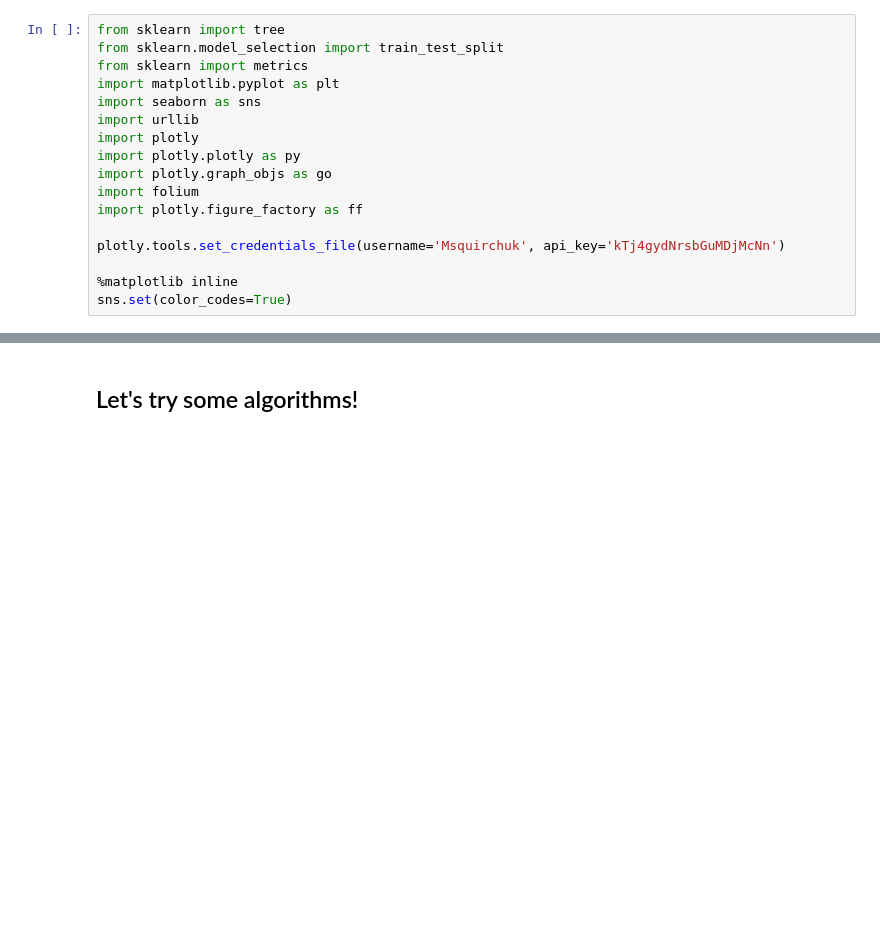
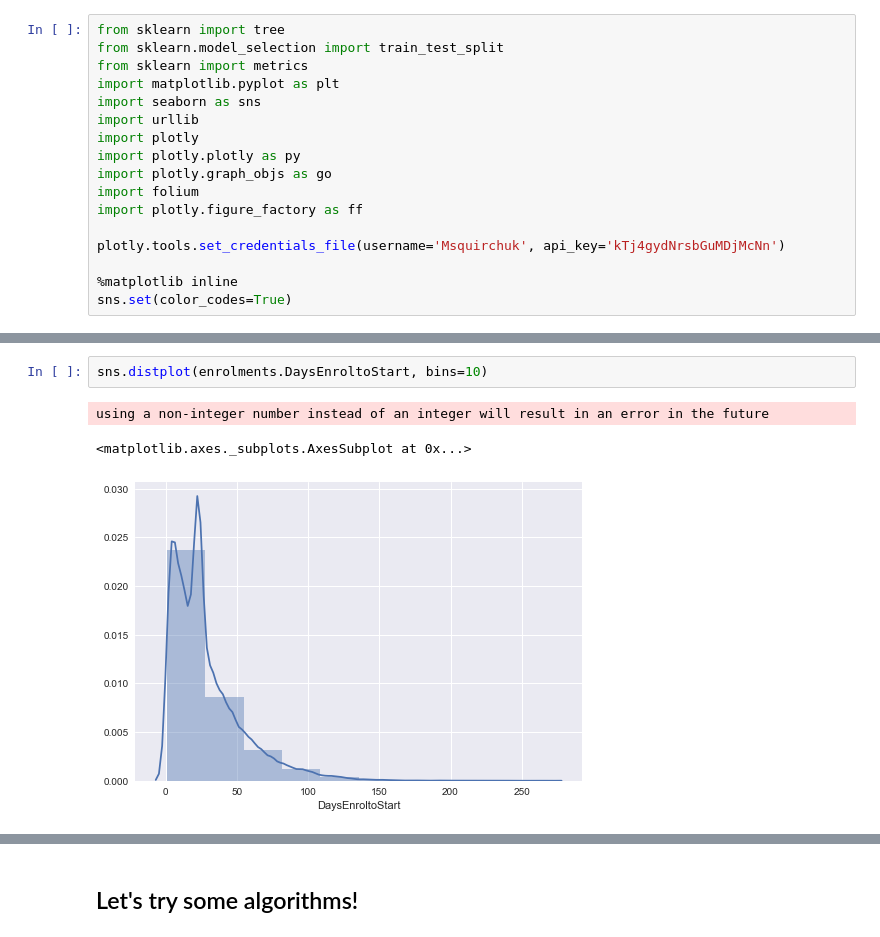
Before and after one commit to mikaelasquirchuk/dat8syd-project, a Jupyter notebook: New-Enrolments.ipynb, the cells around one changed output, grey strips where cells are left out. Saved outputs shown, nothing was run; the diff lists cells and outputs as text; blank space fills up the shorter version.

```diff
--- a/New-Enrolments.ipynb
+++ b/New-Enrolments.ipynb
@@ -161,3 +347,9 @@ enrolments['DaysEnroltoStartdate'].hist()
+# %%
+sns.distplot(enrolments.DaysEnroltoStart, bins=10)
+# %% [output]
+using a non-integer number instead of an integer will result in an error in the future
+<matplotlib.axes._subplots.AxesSubplot at 0x...>
+[figure, added]
 # %%
 plt.figure(figsize = (15,6))
 sns.barplot(x='Metro', y = 'Cancelled', data = enrolments)
```
Also changed, not shown: parts of 50 cells of this notebook, 50 other files.
